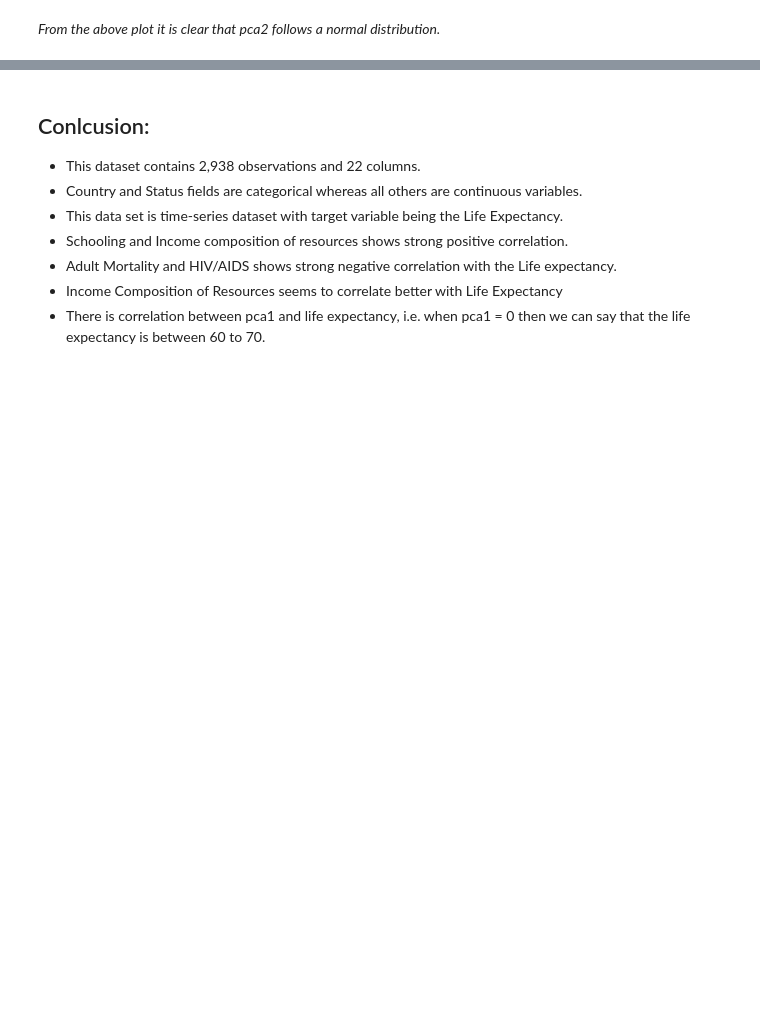
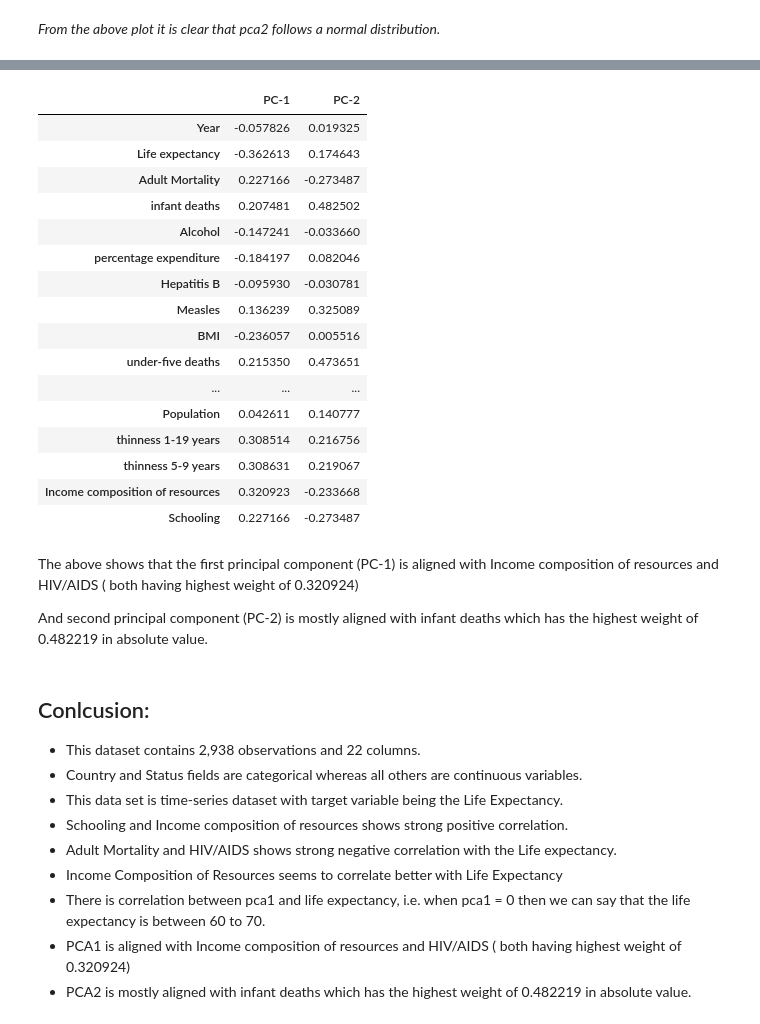
Before and after one commit to rajinigurijala/Thinkful, a Jupyter notebook: ModelPrepChallenge10.ipynb, the cells around one changed output, grey strips where cells are left out. Saved outputs shown, nothing was run; the diff lists cells and outputs as text; code cells hidden in the pictures; blank space fills up the shorter version.

```diff
--- a/ModelPrepChallenge10.ipynb
+++ b/ModelPrepChallenge10.ipynb
@@ -674,2 +711,15 @@ g = sns.jointplot('life expectancy', 'pca2', data=temp_df, kind="reg", color="m"
 # %% [markdown]
 *From the above plot it is clear that pca2 follows a normal distribution.*
+# %%
+#Let us recover the feature from the PCA
+
+# normalize data
+from sklearn import preprocessing
+data_scaled = pd.DataFrame(preprocessing.scale(lifeexpectancy_pca),columns = lifeexpectancy_pca.columns)
+
+# PCA
+pca = PCA(n_components=2)
+pca.fit_transform(data_scaled)
+
+# Dump components relations with features:
+print (pd.DataFrame(pca.components_,columns=data_scaled.columns,index = ['PC-1','PC-2']))
@@ -676,3 +746,29 @@ g = sns.jointplot('life expectancy', 'pca2', data=temp_df, kind="reg", color="m"
+# %%
+i = np.identity(lifeexpectancy_pca.shape[1])
+coef = pca.transform(i)
+pd.DataFrame(coef, columns=['PC-1', 'PC-2'], index=lifeexpectancy_pca.columns)
+# %% [output]
+|  | PC-1 | PC-2 |
+| Year | -0.057826 | 0.019325 |
+| Life expectancy | -0.362613 | 0.174643 |
+| Adult Mortality | 0.227166 | -0.273487 |
+| infant deaths | 0.207481 | 0.482502 |
+| Alcohol | -0.147241 | -0.033660 |
+| percentage expenditure | -0.184197 | 0.082046 |
+| Hepatitis B | -0.095930 | -0.030781 |
+| Measles | 0.136239 | 0.325089 |
+| BMI | -0.236057 | 0.005516 |
+| under-five deaths | 0.215350 | 0.473651 |
+| ... | ... | ... |
+| Population | 0.042611 | 0.140777 |
+| thinness 1-19 years | 0.308514 | 0.216756 |
+| thinness 5-9 years | 0.308631 | 0.219067 |
+| Income composition of resources | 0.320923 | -0.233668 |
+| Schooling | 0.227166 | -0.273487 |
+# %% [markdown]
+The above shows that the first principal component (PC-1) is aligned with Income composition of resources and HIV/AIDS ( both having highest weight of 0.320924)
+
+And second principal component (PC-2) is mostly aligned with infant deaths which has the highest weight of 0.482219 in absolute value.
 # %% [markdown]
 ## Conlcusion: ##
 
@@ -683,3 +779,5 @@ g = sns.jointplot('life expectancy', 'pca2', data=temp_df, kind="reg", color="m"
 - Adult Mortality and HIV/AIDS shows strong negative correlation with the Life expectancy.
 - Income Composition of Resources seems to correlate better with Life Expectancy
 - There is correlation between pca1 and life expectancy, i.e. when pca1 = 0 then we can say that the life expectancy is between 60 to 70.
+- PCA1 is aligned with Income composition of resources and HIV/AIDS ( both having highest weight of 0.320924)
+- PCA2 is mostly aligned with infant deaths which has the highest weight of 0.482219 in absolute value.
```
Also changed, not shown: parts of 35 cells of this notebook.
